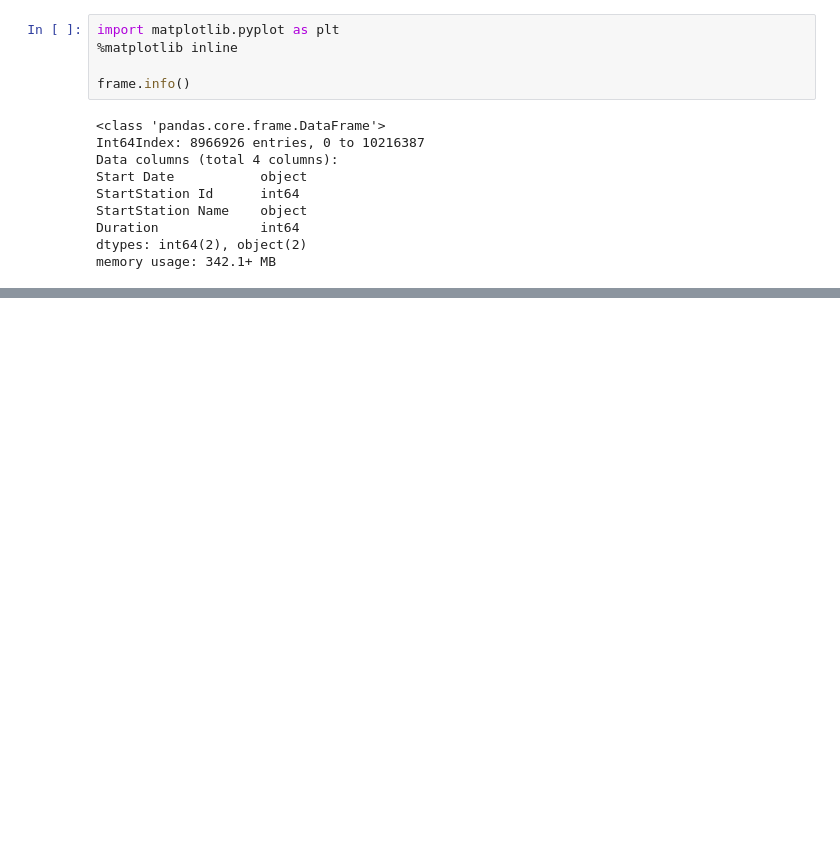
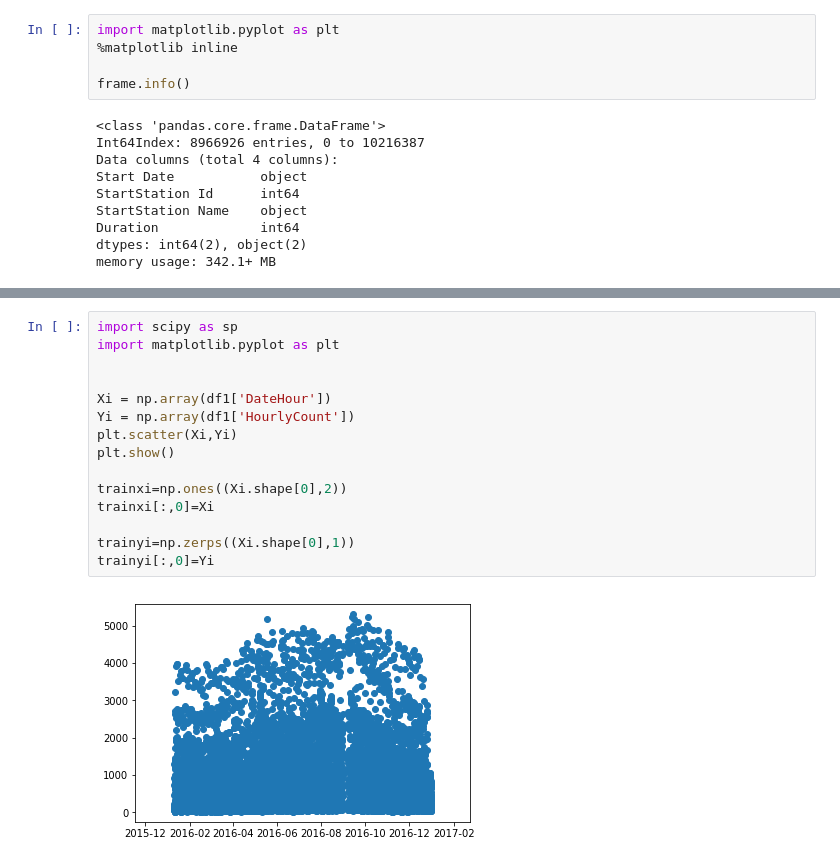
Before and after one commit to jimmyhwuang/ECS784-PROJECT, a Jupyter notebook: TflBike.ipynb, the cells around one changed output, grey strips where cells are left out. Cells and saved outputs as stored; diff of their text form; blank space fills up the shorter version.

```diff
--- a/TflBike.ipynb
+++ b/TflBike.ipynb
@@ -237,0 +269,17 @@ df3.to_csv(HourlyExportPath,index=False)
+# %%
+import scipy as sp
+import matplotlib.pyplot as plt
+
+
+Xi = np.array(df1['DateHour'])
+Yi = np.array(df1['HourlyCount'])
+plt.scatter(Xi,Yi)
+plt.show()
+
+trainxi=np.ones((Xi.shape[0],2))
+trainxi[:,0]=Xi
+
+trainyi=np.zerps((Xi.shape[0],1))
+trainyi[:,0]=Yi
+# %% [output]
+[figure, added]
```
Also changed, not shown: parts of 6 cells of this notebook.
